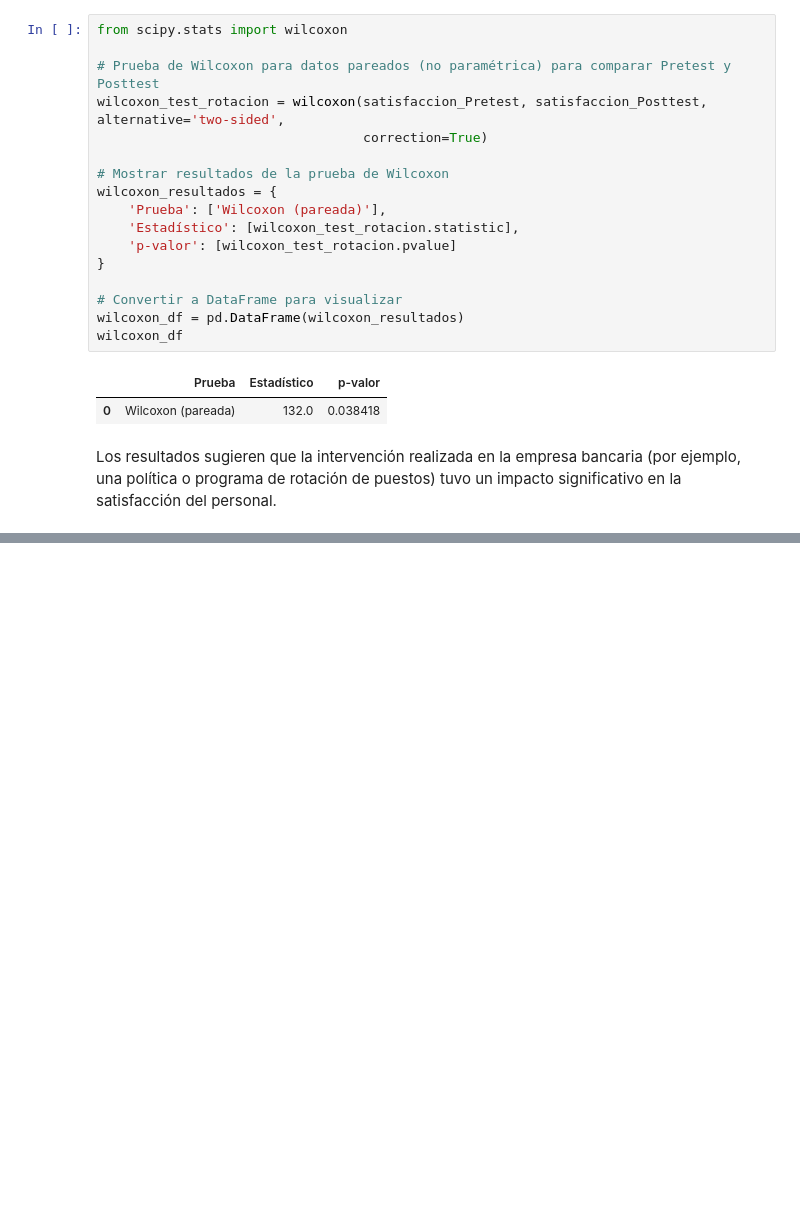
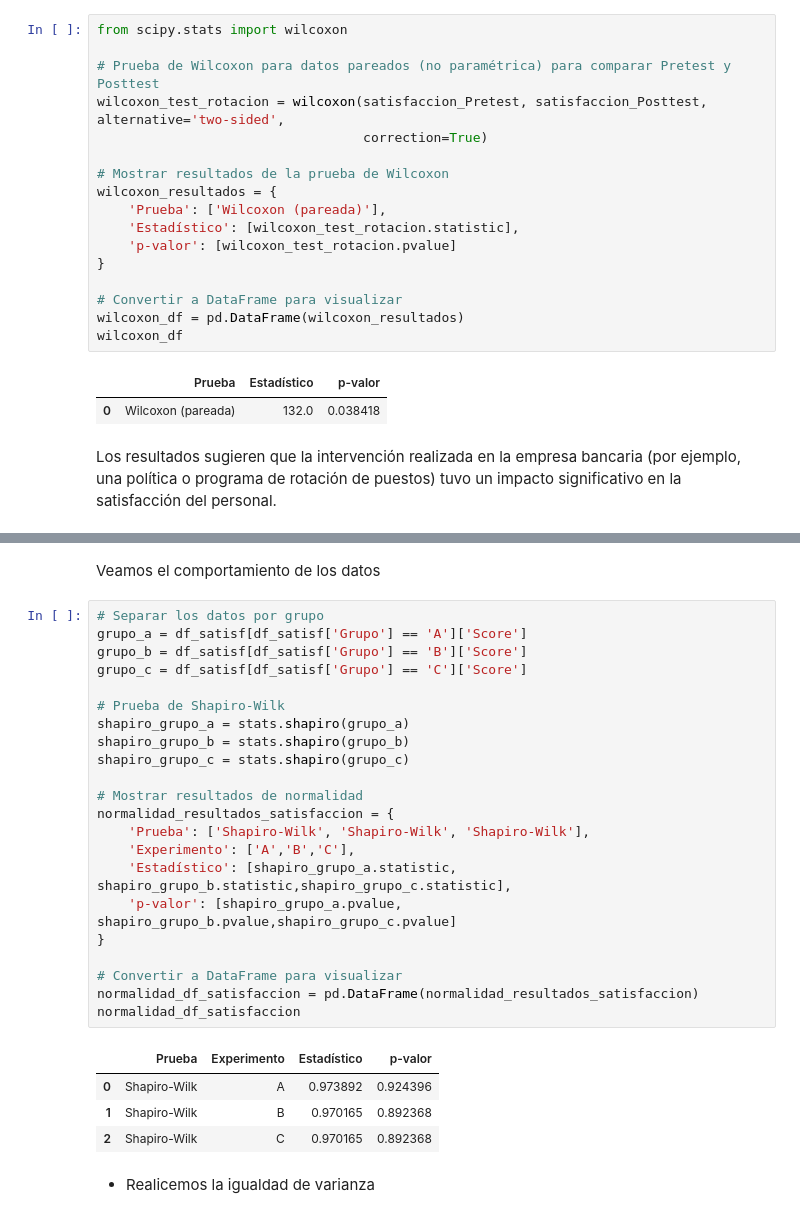
Before and after one commit to cdeoroaguado/jbook_ml202430, a Jupyter notebook: _sources/modulo_3.ipynb, the cells around one changed output, grey strips where cells are left out. Drawn from its saved outputs; the diff is of its cells as text; blank space fills up the shorter version.

```diff
--- a/_sources/modulo_3.ipynb
+++ b/_sources/modulo_3.ipynb
@@ -1335,0 +1417,31 @@ Los resultados sugieren que la intervención realizada en la empresa bancaria (p
+# %% [markdown]
+Veamos el comportamiento de los datos
+# %%
+# Separar los datos por grupo
+grupo_a = df_satisf[df_satisf['Grupo'] == 'A']['Score']
+grupo_b = df_satisf[df_satisf['Grupo'] == 'B']['Score']
+grupo_c = df_satisf[df_satisf['Grupo'] == 'C']['Score']
+
+# Prueba de Shapiro-Wilk
+shapiro_grupo_a = stats.shapiro(grupo_a)
+shapiro_grupo_b = stats.shapiro(grupo_b)
+shapiro_grupo_c = stats.shapiro(grupo_c)
+
+# Mostrar resultados de normalidad
+normalidad_resultados_satisfaccion = {
+    'Prueba': ['Shapiro-Wilk', 'Shapiro-Wilk', 'Shapiro-Wilk'],
+    'Experimento': ['A','B','C'],
+    'Estadístico': [shapiro_grupo_a.statistic, shapiro_grupo_b.statistic,shapiro_grupo_c.statistic],
+    'p-valor': [shapiro_grupo_a.pvalue, shapiro_grupo_b.pvalue,shapiro_grupo_c.pvalue]
+}
+
+# Convertir a DataFrame para visualizar
+normalidad_df_satisfaccion = pd.DataFrame(normalidad_resultados_satisfaccion)
+normalidad_df_satisfaccion
+# %% [output]
+|  | Prueba | Experimento | Estadístico | p-valor |
+| 0 | Shapiro-Wilk | A | 0.973892 | 0.924396 |
+| 1 | Shapiro-Wilk | B | 0.970165 | 0.892368 |
+| 2 | Shapiro-Wilk | C | 0.970165 | 0.892368 |
+# %% [markdown]
+* Realicemos la igualdad de varianza
```
Also changed, not shown: parts of 48 cells of this notebook, 5 other files.
